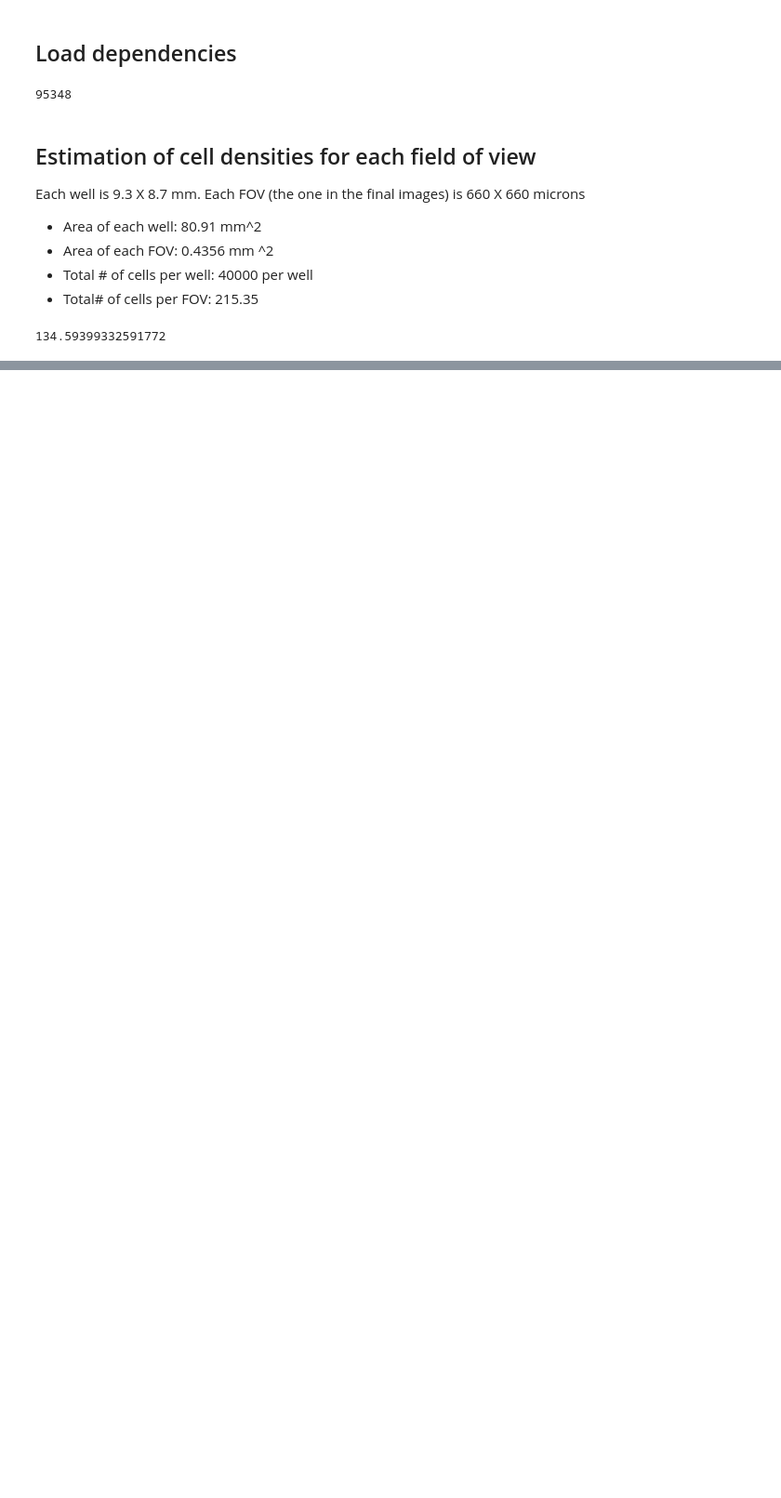
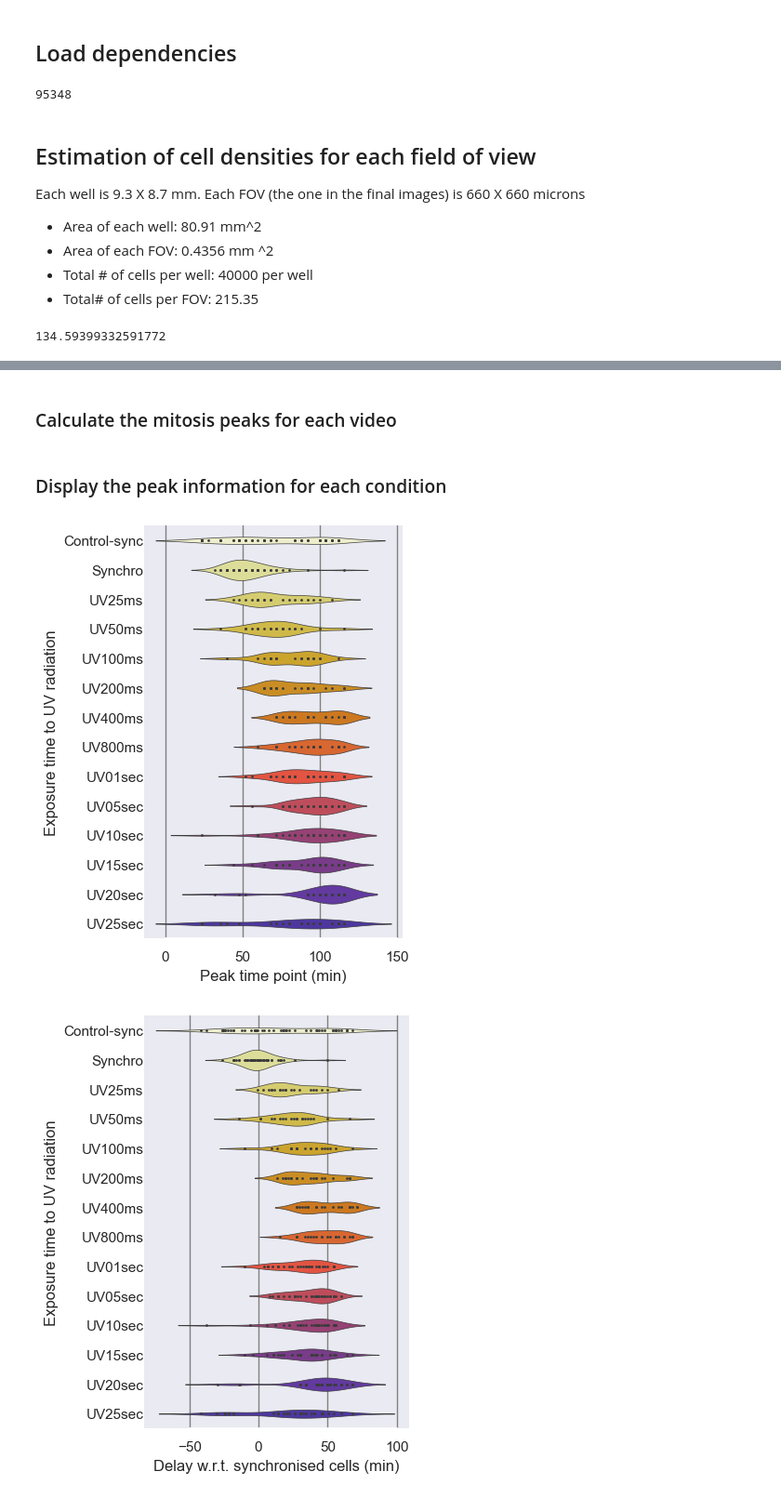
Before and after one commit to HenriquesLab/PhotoFiTT, a Jupyter notebook: notebooks/Reproduce paper plots.ipynb, the cells around one changed output, grey strips where cells are left out. Shown at 93% size. Saved outputs shown, nothing was run; the diff lists cells and outputs as text; code cells hidden in the pictures; blank space fills up the shorter version.

```diff
--- a/notebooks/Reproduce paper plots.ipynb
+++ b/notebooks/Reproduce paper plots.ipynb
@@ -88,0 +142,61 @@ def plot_conditions(data, y_var, title, condition, output_path, name, style_cond
+# %% [markdown]
+### Calculate the mitosis peaks for each video
+# %%
+y_var = "Number of cells" # "Norm. Number of cells"
+cell_fov = 134.59
+norm = True
+if norm is True:
+    data[y_var + '_norm'] = data[y_var]/cell_fov
+    plot_y_var = y_var + '_norm'
+else:
+    plot_y_var = y_var
+
+# Integrate the information about the temporal peaks of mitosis
+data_peaks = quantify_peaks(data, plot_y_var)
+# %% [markdown]
+### Display the peak information for each condition
+# %%
+#### Show each distribution with both violins and points
+
+hue_order = ['Control-sync', 'Synchro', 'UV25ms', 'UV50ms', 'UV100ms', 'UV200ms', 'UV400ms', 'UV800ms',
+             'UV01sec', 'UV05sec', 'UV10sec', 'UV15sec', 'UV20sec', 'UV25sec']
+
+## Rename the columns to get the proper naming in the plots
+data_peaks = data_peaks.rename(columns={'peak_time': 'Peak time point (min)',
+                            'delay_synchro': 'Delay w.r.t. synchronised cells (min)',
+                           'proportional_delay_synchro': 'Proportional delay w.r.t. synchronised cells'})
+
+x_var = ["Peak time point (min)", "Delay w.r.t. synchronised cells (min)",
+         "Proportional delay w.r.t. synchronised cells"]
+
+for x in x_var:
+    f, ax = plt.subplots(figsize=(4, 5), constrained_layout=True)
+    custom_params = {"axes.spines.right": False, "axes.spines.top": False}
+    sns.plotting_context("paper")
+    sns.set_theme(style="ticks", rc=custom_params)
+    sns.set(font_scale=1)
+    ax.yaxis.set_tick_params(pad=-6)
+    sns.violinplot(data=data_peaks, palette=sns.color_palette("CMRmap_r", 17),  #palette=sns.color_palette("husl", 14),
+                   inner="points", order=hue_order,
+                   hue_order=hue_order, bw=.5, orient="h",
+                   y="Subcategory-02",
+                   x=x, width=0.7, linewidth=0.5)
+
+    # Tweak the visual presentation
+    ax.xaxis.grid(True, color="gray")
+
+    ax.set(ylabel="Exposure time to UV radiation")
+    ax.set(xlabel=x)
+    sns.despine(trim=True, left=True)
+
+    format_extension = 'png'
+    name = "{0}.{1}".format(x, format_extension) # name we want to give to the plot
+    new_name="peaktime_violin_horizontal_{}".format(name)
+    f.savefig(os.path.join(output_path, new_name), format=format_extension, transparent=True, dpi=300)
+    format_extension = 'pdf'
+    name = "{0}.{1}".format(x, format_extension) # name we want to give to the plot
+    new_name="peaktime_violin_horizontal_{}".format(name)
+    f.savefig(os.path.join(output_path, new_name), format=format_extension, transparent=True,dpi=300)
+# %% [output]
+[figure, added]
+[figure, added]
```
Also changed, not shown: parts of 18 cells of this notebook, 22 other files.
